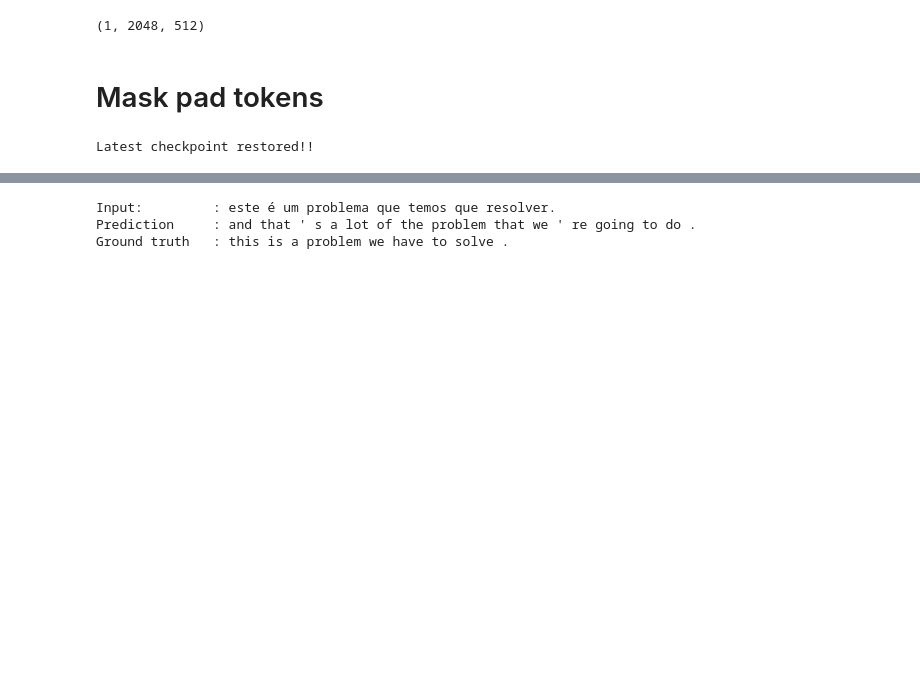
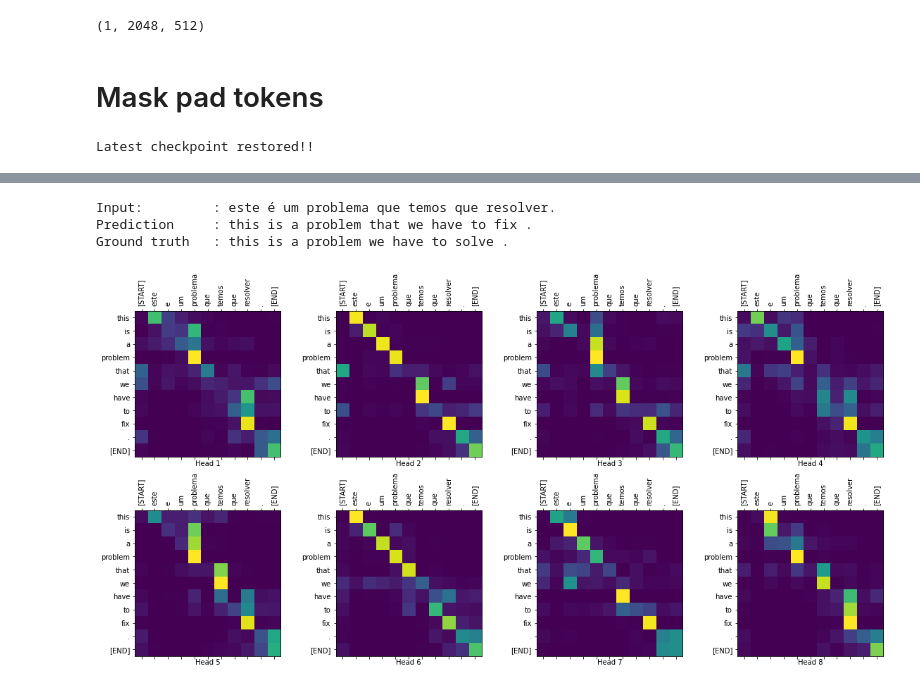
Before and after one commit to nahbos/AUT-Neural-Networks, a Jupyter notebook: HW08/HW08.ipynb, the cells around one changed output, grey strips where cells are left out. Saved outputs shown, nothing was run; the diff lists cells and outputs as text; code cells hidden in the pictures; blank space fills up the shorter version.

```diff
--- a/HW08/HW08.ipynb
+++ b/HW08/HW08.ipynb
@@ -56,6 +48,5 @@ x_train_len, x_val_len
 # %%
-percentage = 0.1
+percentage = 0.33
 x_train = x_train.shuffle(BUFFER_SIZE).take(int(x_train_len * percentage))
-x_val   = x_val.shuffle(BUFFER_SIZE).take(int(x_val_len   * percentage))
-len(list(x_train)), len(list(x_val))
+len(list(x_train))
 # %% [output]
@@ -478,7 +468,7 @@ if ckpt_manager.latest_checkpoint:
 # %% [output]
 Latest checkpoint restored!!
 # %%
-EPOCHS = 20
+EPOCHS = 30
 # %%
 train_step_signature = [
     tf.TensorSpec(shape=(None, None), dtype=tf.int64),
@@ -588,14 +578,49 @@ def print_translation(sentence, tokens, ground_truth):
   print(f'{"Input:":15s}: {sentence}')
   print(f'{"Prediction":15s}: {tokens.numpy().decode("utf-8")}')
   print(f'{"Ground truth":15s}: {ground_truth}')
+# %%
+def plot_attention_head(in_tokens, translated_tokens, attention):
+  translated_tokens = translated_tokens[1:]
+
+  ax = plt.gca()
+  ax.matshow(attention)
+  ax.set_xticks(range(len(in_tokens)))
+  ax.set_yticks(range(len(translated_tokens)))
+
+  labels = [label.decode('utf-8') for label in in_tokens.numpy()]
+  ax.set_xticklabels(
+      labels, rotation=90)
+
+  labels = [label.decode('utf-8') for label in translated_tokens.numpy()]
+  ax.set_yticklabels(labels)
+# %%
+def plot_attention_weights(sentence, translated_tokens, attention_heads):
+  in_tokens = tf.convert_to_tensor([sentence])
+  in_tokens = tokenizers.pt.tokenize(in_tokens).to_tensor()
+  in_tokens = tokenizers.pt.lookup(in_tokens)[0]
+  in_tokens
+
+  fig = plt.figure(figsize=(16, 8))
+
+  for h, head in enumerate(attention_heads):
+    ax = fig.add_subplot(2, 4, h+1)
+
+    plot_attention_head(in_tokens, translated_tokens, head)
+
+    ax.set_xlabel(f'Head {h+1}')
+
+  plt.tight_layout()
+  plt.show()
 # %%
 sentence = 'este é um problema que temos que resolver.'
 ground_truth = 'this is a problem we have to solve .'
 
 translated_text, translated_tokens, attention_weights = translator(
     tf.constant(sentence))
 print_translation(sentence, translated_text, ground_truth)
+plot_attention_weights(sentence, translated_tokens, attention_weights['decoder_layer4_block2'][0])
 # %% [output]
 Input:         : este é um problema que temos que resolver.
-Prediction     : and that ' s a lot of the problem that we ' re going to do .
+Prediction     : this is a problem that we have to fix .
 Ground truth   : this is a problem we have to solve .
+[figure, added]
```
Also changed, not shown: parts of 10 cells of this notebook.
